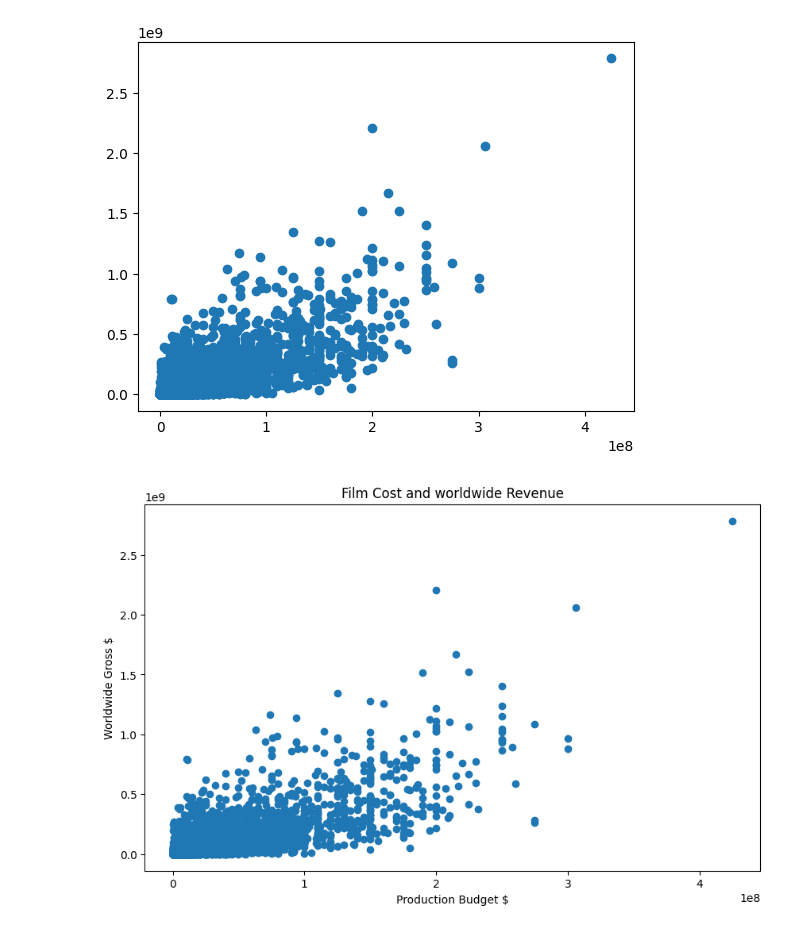
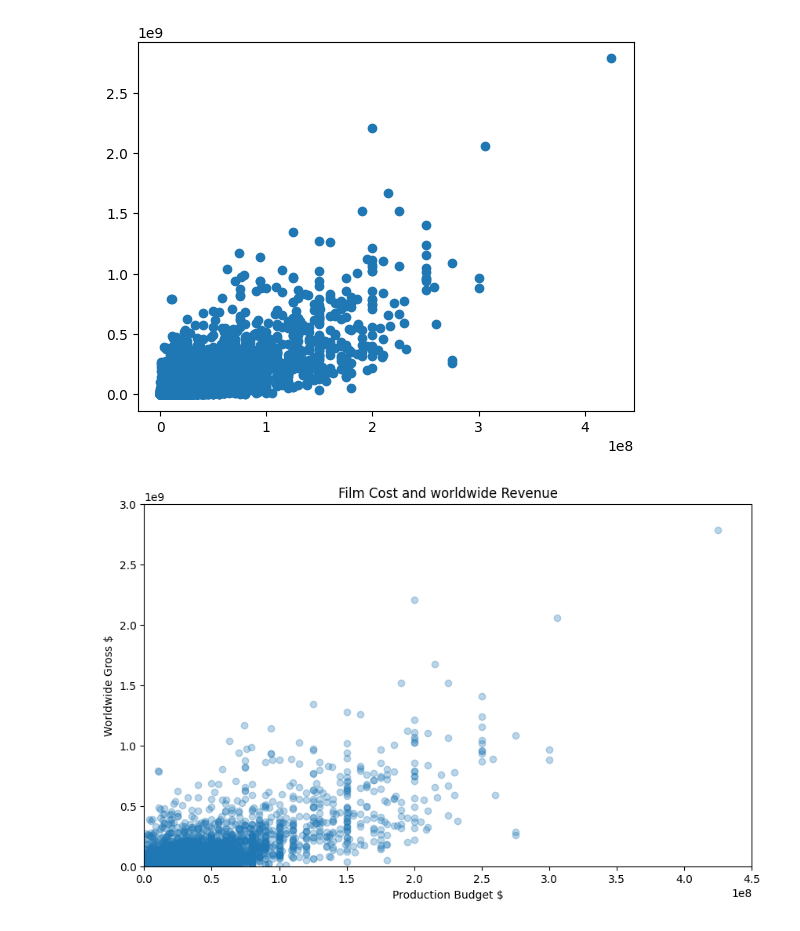
Before and after one commit to muhammedrahil/Machine-Learning-and-Data-Science, a Jupyter notebook: 1-Linear-Regression/linear-regression.ipynb, the cells around one changed output. Saved outputs shown, nothing was run; the diff lists cells and outputs as text; code cells hidden in the pictures.

```diff
--- a/1-Linear-Regression/linear-regression.ipynb
+++ b/1-Linear-Regression/linear-regression.ipynb
@@ -33,11 +33,11 @@ plt.scatter(X,Y)
 # %%
 plt.figure(figsize=(10,6))
 plt.title("Film Cost and worldwide Revenue")
-plt.scatter(X,Y)
+plt.scatter(X,Y, alpha=.3)
 plt.xlabel("Production Budget $")
 plt.ylabel("Worldwide Gross $")
-plt.ylim(0,3.0e5)
-# plt.xlim(0,1.0e7)
+plt.ylim(0,3.0e9)
+plt.xlim(0,4.5e8)
 plt.show()
 # %% [output]
-[figure, old version]
+[figure, new version]
```
